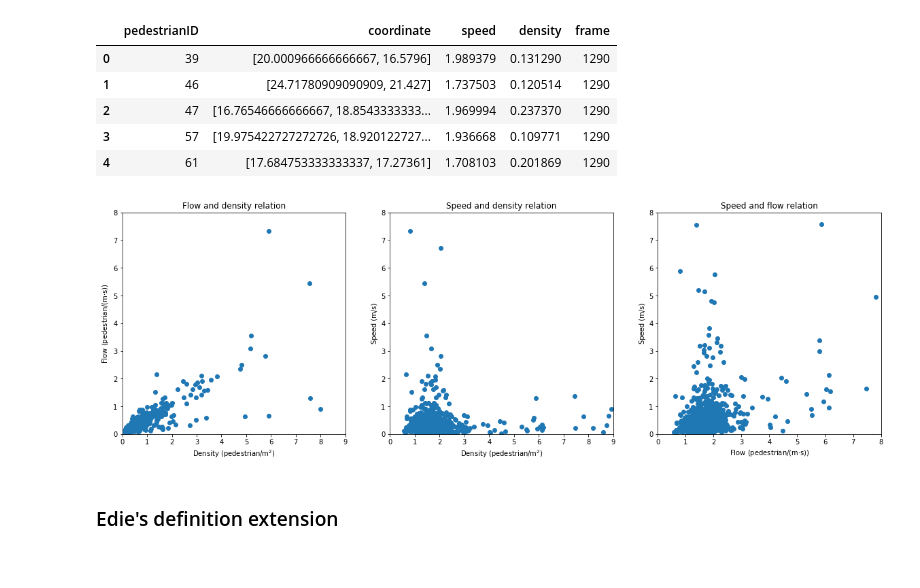
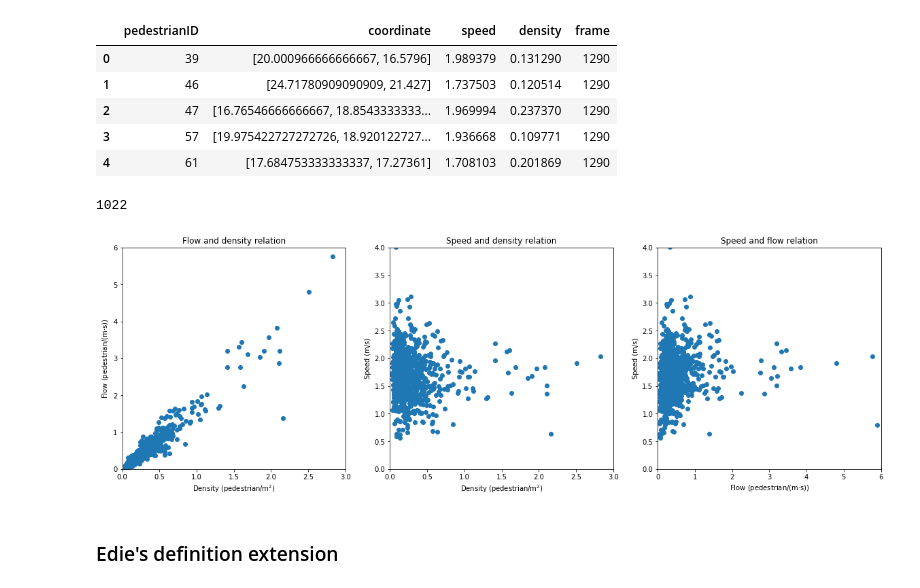
Before and after one commit to FinestStone/CIV6705, a Jupyter notebook: Projet/Projet.ipynb, the cells around one changed output. Cells and saved outputs as stored; diff of their text form; code cells hidden in the pictures.

```diff
--- a/Projet/Projet.ipynb
+++ b/Projet/Projet.ipynb
@@ -43,8 +36,9 @@ limitBox = Polygon(limits)
 # %%
-for o in objects:
+for o in objects[0:750]:
     o.plot()
 
 pyplot.xlabel('x axis position (m)')
 pyplot.ylabel('y axis position (m)')
 # pyplot.savefig('Donnees/Donnees_produites/Figures/trajectoires_pre-filtering.eps', format='eps')
+pyplot.show()
 # %% [output]
@@ -176,8 +170,9 @@ crosswalkLength = alignmentEW.cumulativeDistances[1] + moving.Point.distanceNorm
 # %%
 # Removing trajectores associated with vehicles
 objects = []
+
 for vs in videoSequences:
-    vs.objects = storage.loadTrajectoriesFromSqlite(dirname+vs.getDatabaseFilename(), 'object', 2000)
+    vs.objects = storage.loadTrajectoriesFromSqlite(dirname+vs.getDatabaseFilename(), 'object')
     objects += vs.objects
     for obj in vs.objects:
         obj.projectCurvilinear(alignments)
@@ -200,7 +195,7 @@ for vs in videoSequences:
             vs.others.append(obj)
 # %%
 # Show the filtering
-for o in objects:
+for o in objects[0:750]:
     if(o.getUserType() == 2):
         o.plot()
 drawZone(crosswalkZone)
@@ -379,15 +306,17 @@ def pedestrianIdSpeedsCoordinates(frame):
 
     for o in objects:
 
-        if(o.existsAtInstant(frame)):
-            coordinates = o.getPositionAtInstant(frame)
-            point = Point(coordinates[0], coordinates[1])
+        if(o.getUserType() == 2):
 
-            if(limitBox.contains(point)):
-                speed.append(o.getVelocityAtInstant(frame).norm2()*frameRate)
-                pedestrianID.append(o.getNum())
-                objectsCoordinatesInFrame = np.append(objectsCoordinatesInFrame,
-                                                      [o.getPositionAtInstant(frame).aslist()], axis = 0)
+            if(o.existsAtInstant(frame)):
+                coordinates = o.getPositionAtInstant(frame)
+                point = Point(coordinates[0], coordinates[1])
+
+                if(limitBox.contains(point)):
+                    speed.append(o.getVelocityAtInstant(frame).norm2()*frameRate)
+                    pedestrianID.append(o.getNum())
+                    objectsCoordinatesInFrame = np.append(objectsCoordinatesInFrame,
+                                                          [o.getPositionAtInstant(frame).aslist()], axis = 0)
 
     objectsCoordinatesInFrame = objectsCoordinatesInFrame[1:]
 
@@ -493,6 +409,10 @@ pedestrianPoints.head()
 | 2 | 47 | [16.76546666666667, 18.8543333333... | 1.969994 | 0.237370 | 1290 |
 | 3 | 57 | [19.975422727272726, 18.920122727... | 1.936668 | 0.109771 | 1290 |
 | 4 | 61 | [17.684753333333337, 17.27361] | 1.708103 | 0.201869 | 1290 |
+# %%
+len(pedestrianPoints)
+# %% [output]
+1022
 # %%
 v = pedestrianPoints.speed.tolist()
 k = pedestrianPoints.density.tolist()
@@ -501,35 +421,35 @@ q = []
 for i in range(len(k)):
     q.append(v[i] * k[i])
 # %%
-maxV = 8
-maxK = 9
-maxQ = 8
+maxV = 4
+maxK = 3
+maxQ = 6
 
 pyplot.figure(figsize=(20,6))
 
 pyplot.subplot(131)
-pyplot.scatter(q, k)
+pyplot.scatter(k, q)
 pyplot.title('Flow and density relation')
 pyplot.xlabel(r'Density (pedestrian/m$^{2}$)')
 pyplot.ylabel(r'Flow (pedestrian/(m$\cdot$s))')
 pyplot.axis([0, maxK, 0, maxQ])
 
 pyplot.subplot(132)
-pyplot.scatter(v, k)
+pyplot.scatter(k, v)
 pyplot.title('Speed and density relation')
 pyplot.xlabel(r'Density (pedestrian/m$^{2}$)')
 pyplot.ylabel('Speed (m/s)')
 pyplot.axis([0, maxK, 0, maxV])
 
 pyplot.subplot(133)
-pyplot.scatter(v, q)
+pyplot.scatter(q, v)
 pyplot.title('Speed and flow relation')
 pyplot.xlabel(r'Flow (pedestrian/(m$\cdot$s))')
 pyplot.ylabel('Speed (m/s)')
 pyplot.axis([0, maxQ, 0, maxV])
 
-pyplot.savefig('Donnees/Donnees_produites/Figures/diagrammes_fondamentaux_voronoi.eps', format='eps')
+# pyplot.savefig('Donnees/Donnees_produites/Figures/diagrammes_fondamentaux_voronoi.eps', format='eps')
 
 pyplot.show()
 # %% [output]
-[figure, old version]
+[figure, new version]
```
Also changed, not shown: parts of 26 cells of this notebook.
